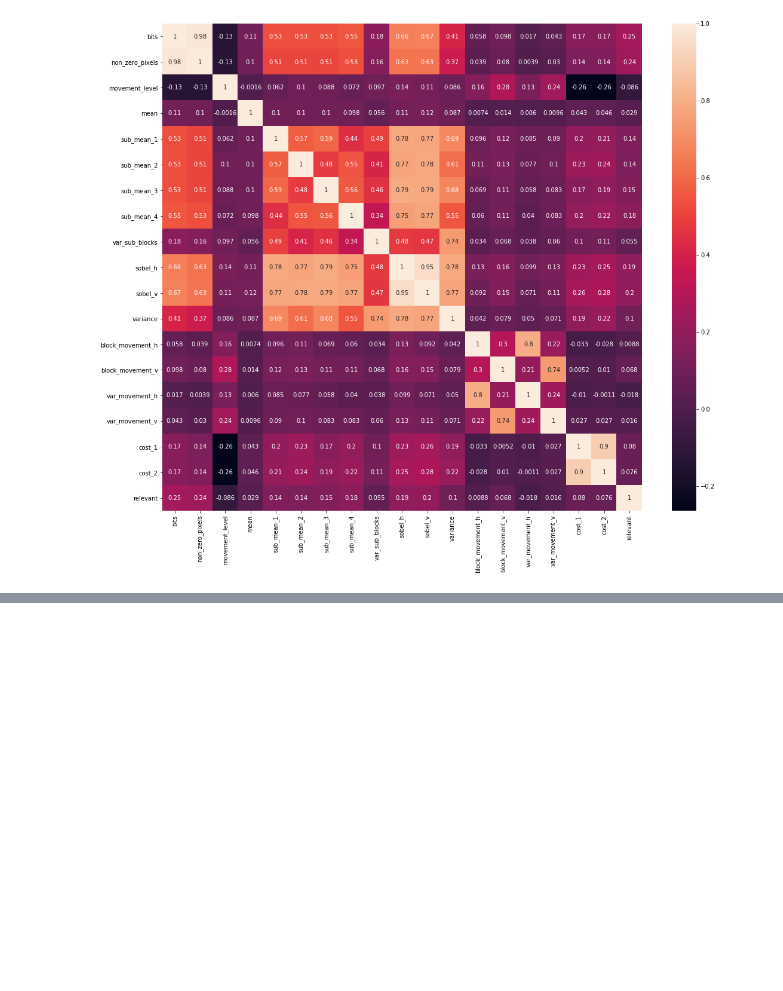
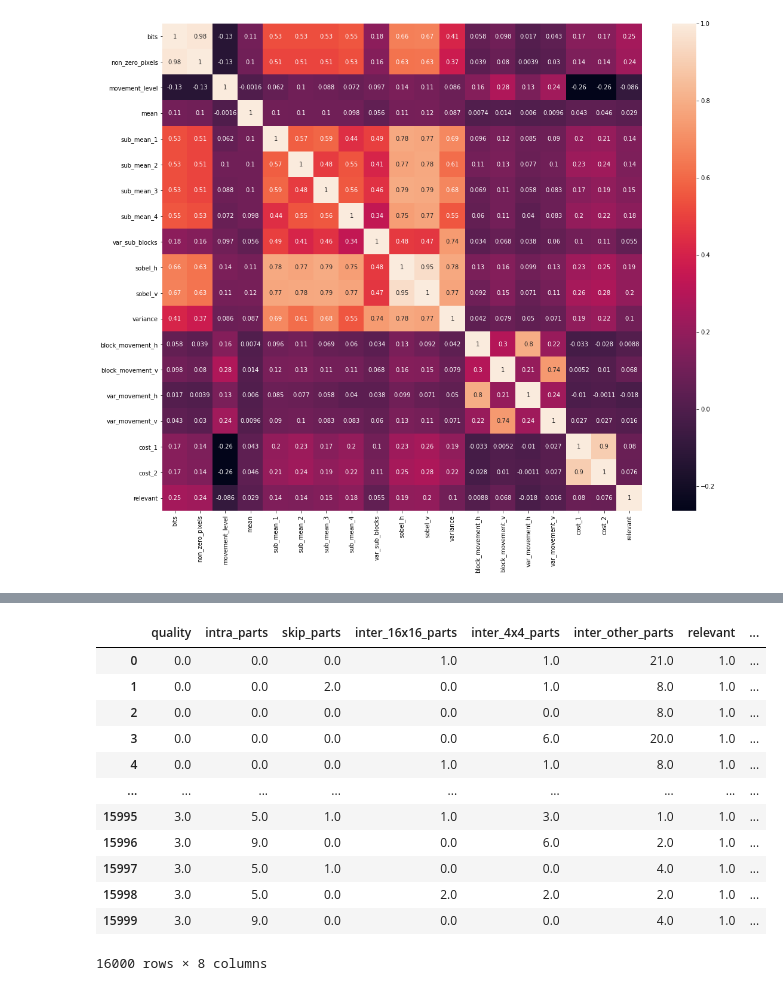
Before and after one commit to ostapkharysh/ColonoscopyDetection, a Jupyter notebook: DataDescription.ipynb, the cells around one changed output, grey strips where cells are left out. Cells and saved outputs as stored; diff of their text form; code cells hidden in the pictures; blank space fills up the shorter version.

Commit message:
"Adding main data preprocessing steps, need to select final variables"

```diff
--- a/DataDescription.ipynb
+++ b/DataDescription.ipynb
@@ -264,0 +315,9 @@ plt.show()
+# %%
+from sklearn.preprocessing import LabelEncoder
+#This technique has a drawback that it gives the highest priority due to its label
+# lowest priority for its label being 0.
+encode = LabelEncoder()
+
+for el in cat.columns:
+    encode.fit(cat[el])
+    cat[el] = encode.transform(cat[el])
@@ -264,0 +339,21 @@ plt.show()
+# %%
+from sklearn.preprocessing import OneHotEncoder
+
+hot = OneHotEncoder()
+hotcat = pd.DataFrame(hot.fit_transform(cat[['frame_width', 'frame_height']]))
+cat = pd.concat([cat, hotcat], axis=1)
+cat.drop(['frame_width', 'frame_height'], axis=1)
+# %% [output]
+|  | quality | intra_parts | skip_parts | inter_16x16_parts | inter_4x4_parts | inter_other_parts | relevant | ... |
+| 0 | 0.0 | 0.0 | 0.0 | 1.0 | 1.0 | 21.0 | 1.0 | ... |
+| 1 | 0.0 | 0.0 | 2.0 | 0.0 | 1.0 | 8.0 | 1.0 | ... |
+| 2 | 0.0 | 0.0 | 0.0 | 0.0 | 0.0 | 8.0 | 1.0 | ... |
+| 3 | 0.0 | 0.0 | 0.0 | 0.0 | 6.0 | 20.0 | 1.0 | ... |
+| 4 | 0.0 | 0.0 | 0.0 | 1.0 | 1.0 | 8.0 | 1.0 | ... |
+| ... | ... | ... | ... | ... | ... | ... | ... | ... |
+| 15995 | 3.0 | 5.0 | 1.0 | 1.0 | 3.0 | 1.0 | 1.0 | ... |
+| 15996 | 3.0 | 9.0 | 0.0 | 0.0 | 6.0 | 2.0 | 1.0 | ... |
+| 15997 | 3.0 | 5.0 | 1.0 | 0.0 | 0.0 | 4.0 | 1.0 | ... |
+| 15998 | 3.0 | 5.0 | 0.0 | 2.0 | 2.0 | 2.0 | 1.0 | ... |
+| 15999 | 3.0 | 9.0 | 0.0 | 0.0 | 0.0 | 4.0 | 1.0 | ... |
+16000 rows × 8 columns
```
Also changed, not shown: parts of 17 cells of this notebook.
